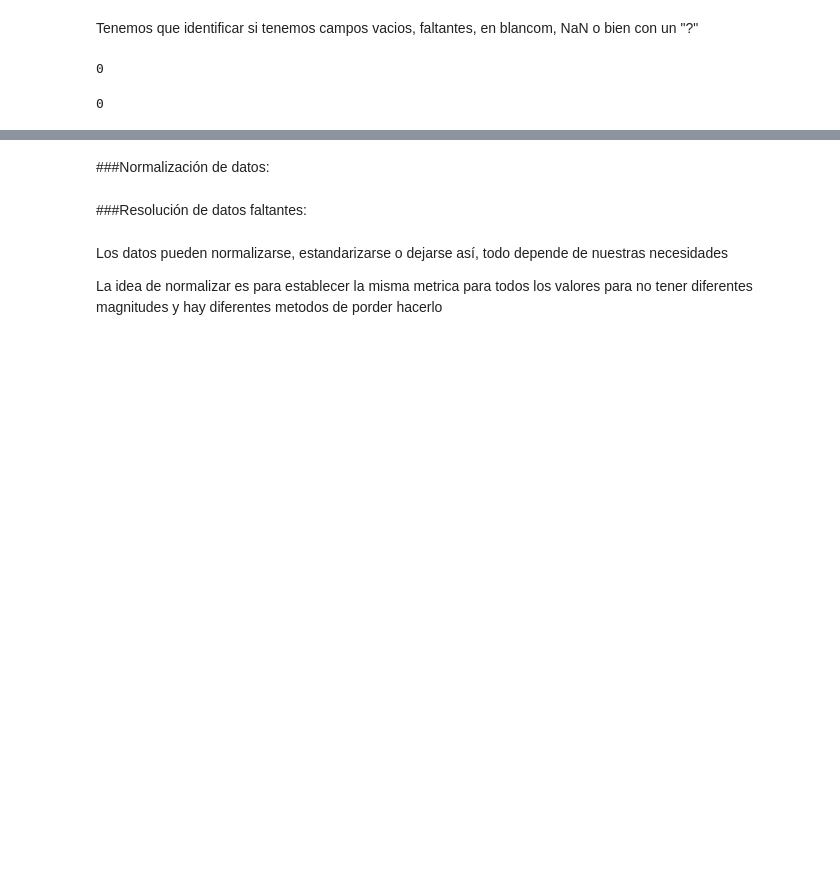
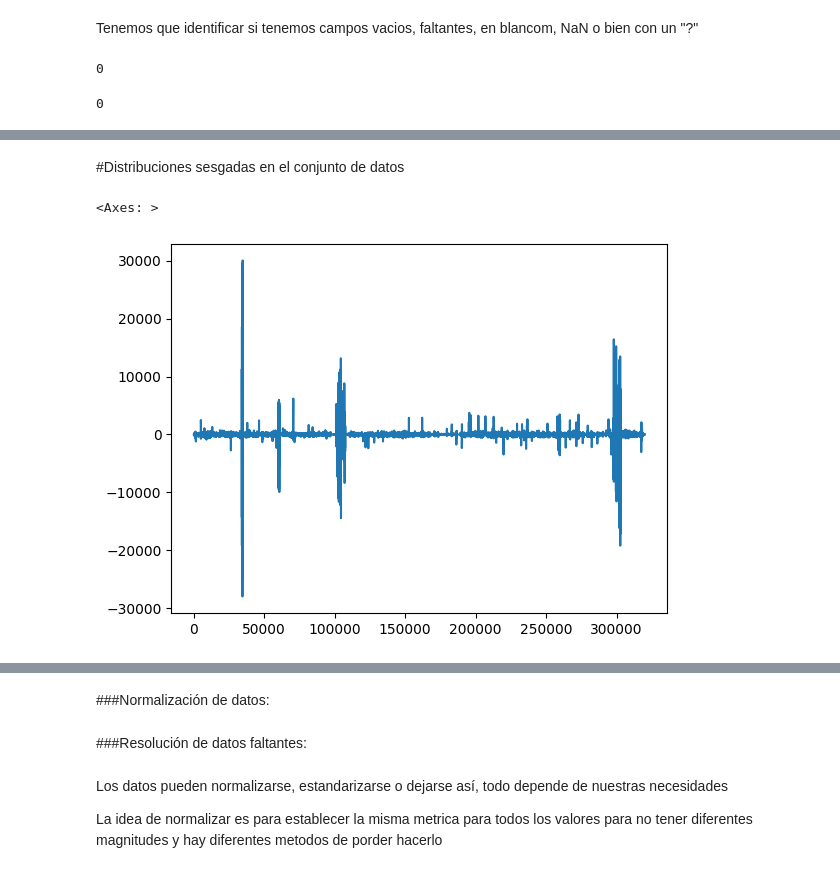
Before and after one commit to PosgradoMNA/proyecto_integrador_equipo22, a Jupyter notebook: Avance1_22Equipo.ipynb, the cells around one changed output, grey strips where cells are left out. Cells and saved outputs as stored; diff of their text form; code cells hidden in the pictures; blank space fills up the shorter version.

```diff
--- a/Avance1_22Equipo.ipynb
+++ b/Avance1_22Equipo.ipynb
@@ -234,0 +337,7 @@ Joint_Deviation.isna().sum().sum()
+# %% [markdown]
+#Distribuciones sesgadas en el conjunto de datos
+# %%
+Joint_Deviation['Aux2'].plot()
+# %% [output]
+<Axes: >
+[figure, added]
```
Also changed, not shown: parts of 20 cells of this notebook.
